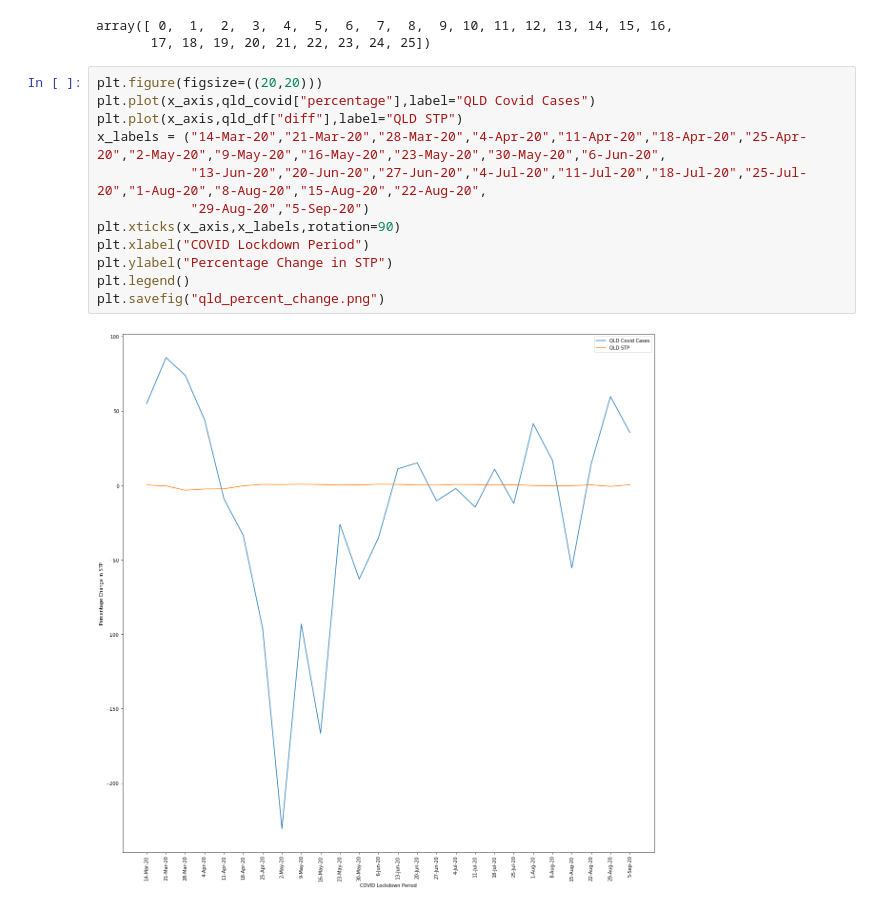
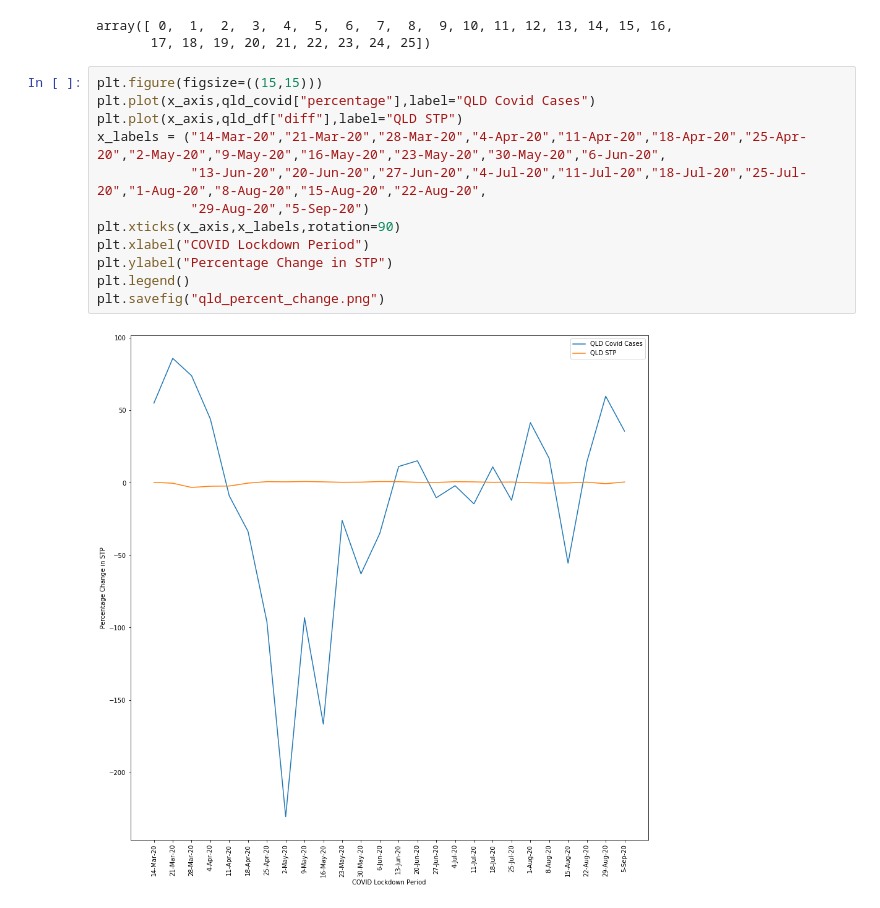
Before and after one commit to ali-beer/covid_payroll_project, a Jupyter notebook: graph_linregress.ipynb, the cells around one changed output. Drawn from its saved outputs; the diff is of its cells as text.

```diff
--- a/graph_linregress.ipynb
+++ b/graph_linregress.ipynb
@@ -156,17 +156,17 @@ x_axis
 array([ 0,  1,  2,  3,  4,  5,  6,  7,  8,  9, 10, 11, 12, 13, 14, 15, 16,
        17, 18, 19, 20, 21, 22, 23, 24, 25])
 # %%
-plt.figure(figsize=((20,20)))
+plt.figure(figsize=((15,15)))
 plt.plot(x_axis,qld_covid["percentage"],label="QLD Covid Cases")
 plt.plot(x_axis,qld_df["diff"],label="QLD STP")
 x_labels = ("14-Mar-20","21-Mar-20","28-Mar-20","4-Apr-20","11-Apr-20","18-Apr-20","25-Apr-20","2-May-20","9-May-20","16-May-20","23-May-20","30-May-20","6-Jun-20",
             "13-Jun-20","20-Jun-20","27-Jun-20","4-Jul-20","11-Jul-20","18-Jul-20","25-Jul-20","1-Aug-20","8-Aug-20","15-Aug-20","22-Aug-20",
             "29-Aug-20","5-Sep-20")
 plt.xticks(x_axis,x_labels,rotation=90)
 plt.xlabel("COVID Lockdown Period")
 plt.ylabel("Percentage Change in STP")
 plt.legend()
 plt.savefig("qld_percent_change.png")
 # %% [output]
-[figure, old version]
+[figure, new version]
 # %%
```
Also changed, not shown: parts of 4 cells of this notebook, 5 other files.
